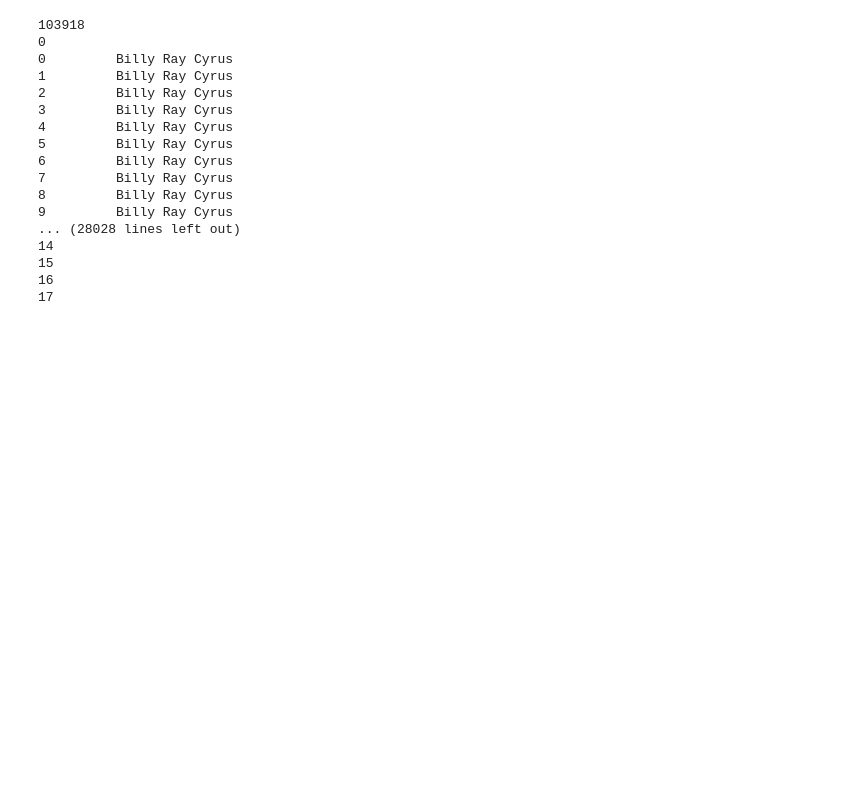
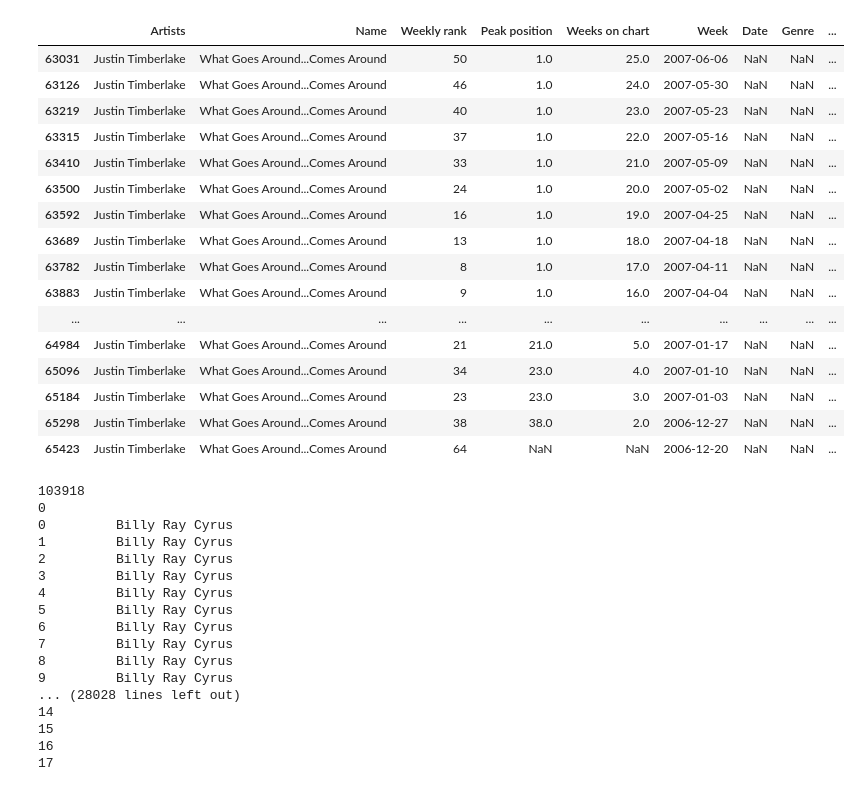
Before and after one commit to danield2255/Frost2019, a Jupyter notebook: Cleaning(Charlie).ipynb, the cells around one changed output. Saved outputs shown, nothing was run; the diff lists cells and outputs as text; code cells hidden in the pictures; blank space fills up the shorter version.

```diff
--- a/Cleaning(Charlie).ipynb
+++ b/Cleaning(Charlie).ipynb
@@ -55,6 +55,26 @@ def clean_lyric(lyric, uni_replace):
 
 
     return lyric
+# %%
+df.loc[(df["Name"].str.contains("What Goes Around"))]
+# %% [output]
+|  | Artists | Name | Weekly rank | Peak position | Weeks on chart | Week | Date | Genre | ... |
+| 63031 | Justin Timberlake | What Goes Around...Comes Around | 50 | 1.0 | 25.0 | 2007-06-06 | NaN | NaN | ... |
+| 63126 | Justin Timberlake | What Goes Around...Comes Around | 46 | 1.0 | 24.0 | 2007-05-30 | NaN | NaN | ... |
+| 63219 | Justin Timberlake | What Goes Around...Comes Around | 40 | 1.0 | 23.0 | 2007-05-23 | NaN | NaN | ... |
+| 63315 | Justin Timberlake | What Goes Around...Comes Around | 37 | 1.0 | 22.0 | 2007-05-16 | NaN | NaN | ... |
+| 63410 | Justin Timberlake | What Goes Around...Comes Around | 33 | 1.0 | 21.0 | 2007-05-09 | NaN | NaN | ... |
+| 63500 | Justin Timberlake | What Goes Around...Comes Around | 24 | 1.0 | 20.0 | 2007-05-02 | NaN | NaN | ... |
+| 63592 | Justin Timberlake | What Goes Around...Comes Around | 16 | 1.0 | 19.0 | 2007-04-25 | NaN | NaN | ... |
+| 63689 | Justin Timberlake | What Goes Around...Comes Around | 13 | 1.0 | 18.0 | 2007-04-18 | NaN | NaN | ... |
+| 63782 | Justin Timberlake | What Goes Around...Comes Around | 8 | 1.0 | 17.0 | 2007-04-11 | NaN | NaN | ... |
+| 63883 | Justin Timberlake | What Goes Around...Comes Around | 9 | 1.0 | 16.0 | 2007-04-04 | NaN | NaN | ... |
+| ... | ... | ... | ... | ... | ... | ... | ... | ... | ... |
+| 64984 | Justin Timberlake | What Goes Around...Comes Around | 21 | 21.0 | 5.0 | 2007-01-17 | NaN | NaN | ... |
+| 65096 | Justin Timberlake | What Goes Around...Comes Around | 34 | 23.0 | 4.0 | 2007-01-10 | NaN | NaN | ... |
+| 65184 | Justin Timberlake | What Goes Around...Comes Around | 23 | 23.0 | 3.0 | 2007-01-03 | NaN | NaN | ... |
+| 65298 | Justin Timberlake | What Goes Around...Comes Around | 38 | 38.0 | 2.0 | 2006-12-27 | NaN | NaN | ... |
+| 65423 | Justin Timberlake | What Goes Around...Comes Around | 64 | NaN | NaN | 2006-12-20 | NaN | NaN | ... |
 # %%
 filler = [" & ", " x ", " / "]#" featuring ", " and "
 repl = {"(\"|”).+?(\"|”)": "", "\s+": " ", "\s,": ","}
```
Also changed, not shown: parts of 1 cell of this notebook, 16 other files.
